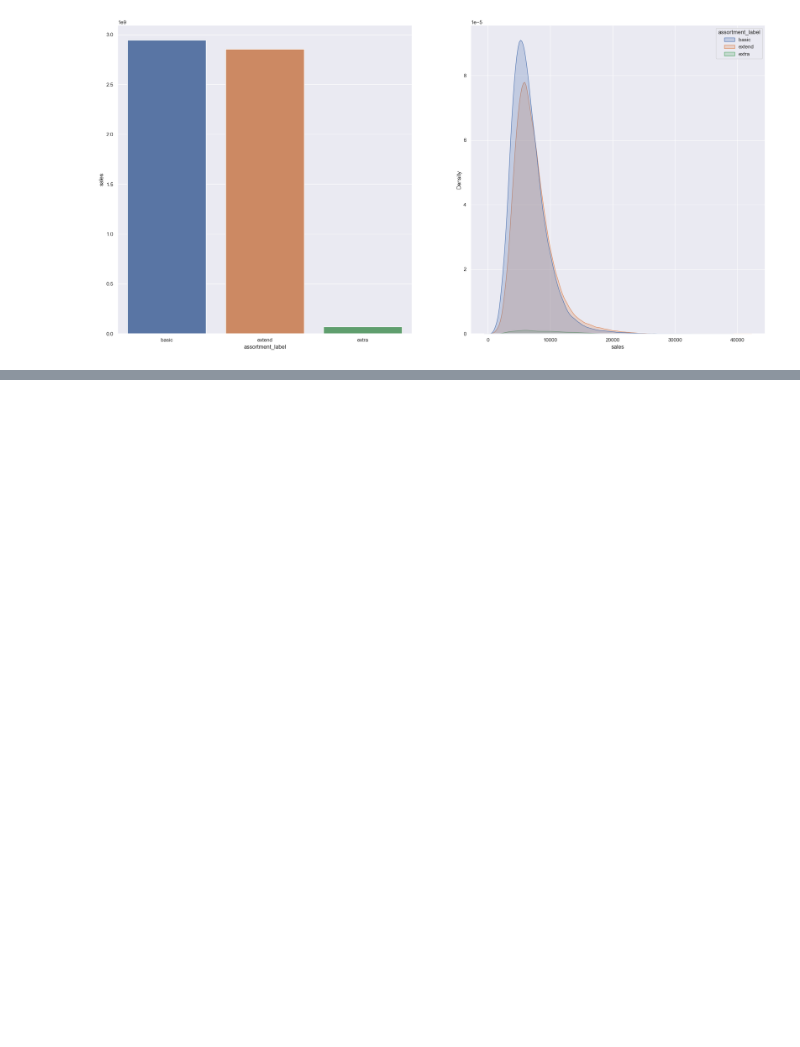
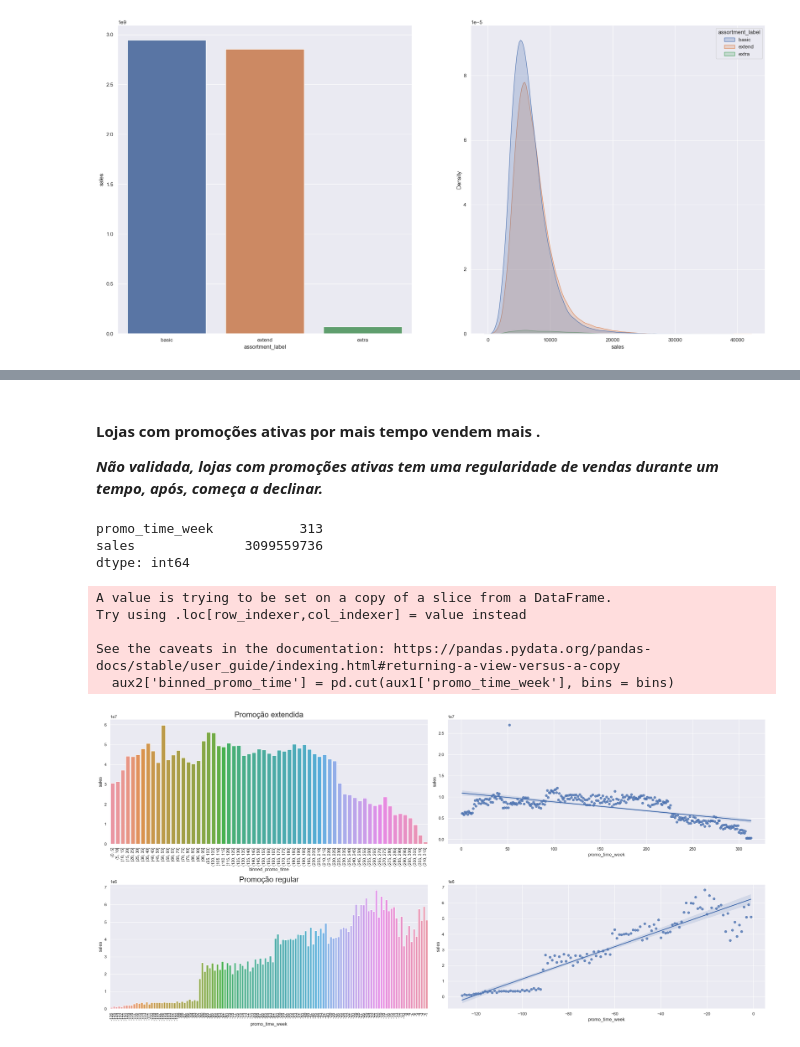
Before and after one commit to paulinhomagno/Previsao_vendas, a Jupyter notebook: Analise.ipynb, the cells around one changed output, grey strips where cells are left out. Saved outputs shown, nothing was run; the diff lists cells and outputs as text; code cells hidden in the pictures; blank space fills up the shorter version.

```diff
--- a/Analise.ipynb
+++ b/Analise.ipynb
@@ -584,0 +582,44 @@ Como comparamos a data da venda com a data de abertura do concorrente há valore
+# %% [markdown]
+#### Lojas com promoções ativas por mais tempo vendem mais .
+_**Não validada, lojas com promoções ativas tem uma regularidade de vendas durante um tempo, após, começa a declinar.**_
+# %%
+aux1.max()
+# %% [output]
+promo_time_week           313
+sales              3099559736
+dtype: int64
+# %%
+aux1 = df4[['promo_time_week', 'sales']].groupby('promo_time_week').sum().reset_index()
+aux2 = aux1[aux1['promo_time_week'] > 0] # tempo promoção extendida
+
+
+bins = list(np.arange(0,320,5))
+aux2['binned_promo_time'] = pd.cut(aux1['promo_time_week'], bins = bins)
+aux3 = aux2[['sales', 'binned_promo_time']].groupby('binned_promo_time').sum().reset_index()
+
+aux4 = aux1[aux1['promo_time_week'] < 0] # tempo promoção regular
+
+
+plt.subplot(221)
+sns.barplot(x = 'binned_promo_time', y = 'sales', data = aux3);
+plt.title('Promoção extendida', fontsize = 20)
+plt.xticks(rotation = 90);
+
+plt.subplot(222)
+sns.regplot(x = 'promo_time_week', y = 'sales', data = aux2);
+
+plt.subplot(223)
+sns.barplot(x = 'promo_time_week', y = 'sales', data = aux4);
+plt.title('Promoção regular', fontsize = 20)
+plt.xticks(rotation = 90);
+
+plt.subplot(224)
+sns.regplot(x = 'promo_time_week', y = 'sales', data = aux4);
+plt.tight_layout();
+# %% [output]
+A value is trying to be set on a copy of a slice from a DataFrame.
+Try using .loc[row_indexer,col_indexer] = value instead
+
+See the caveats in the documentation: https://pandas.pydata.org/pandas-docs/stable/user_guide/indexing.html#returning-a-view-versus-a-copy
+  aux2['binned_promo_time'] = pd.cut(aux1['promo_time_week'], bins = bins)
+[figure, added]
```
Also changed, not shown: parts of 28 cells of this notebook.
